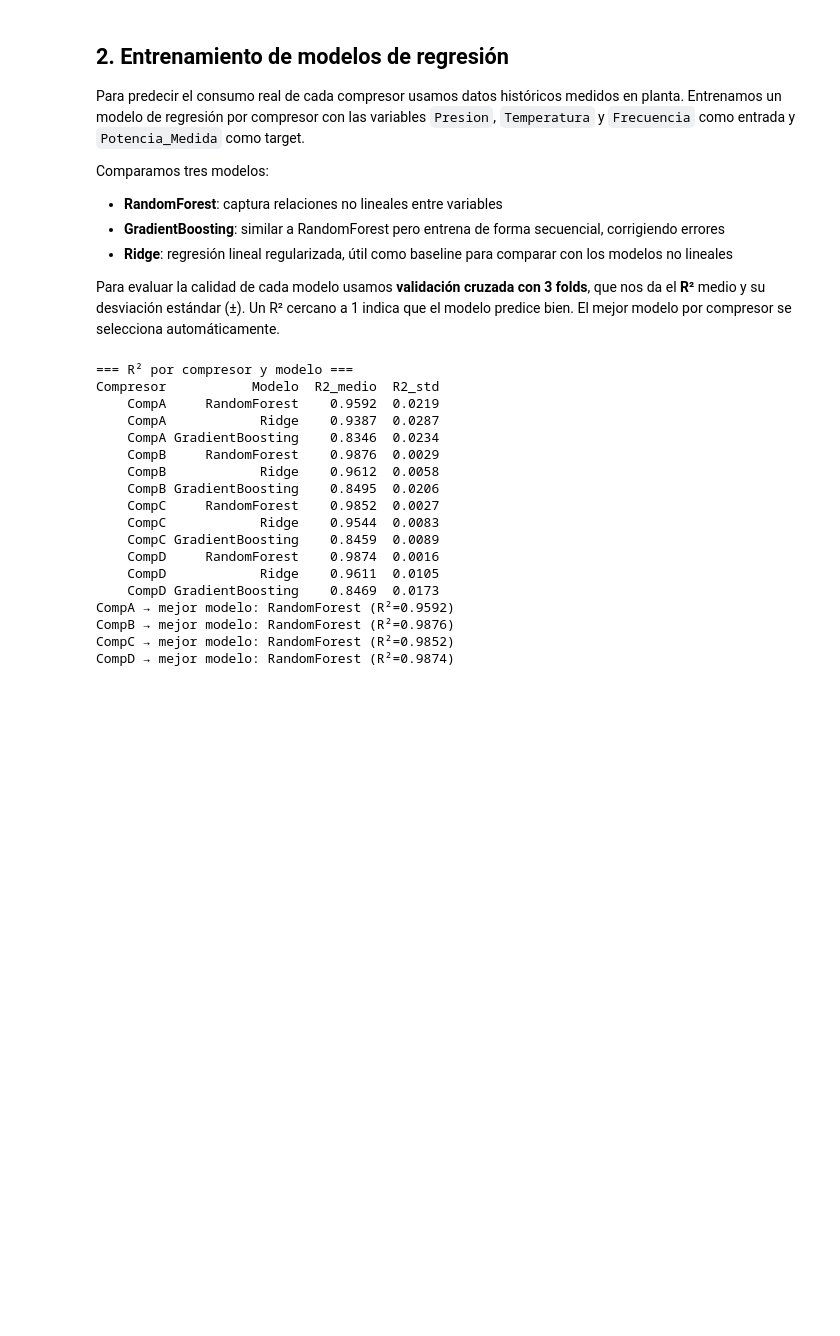
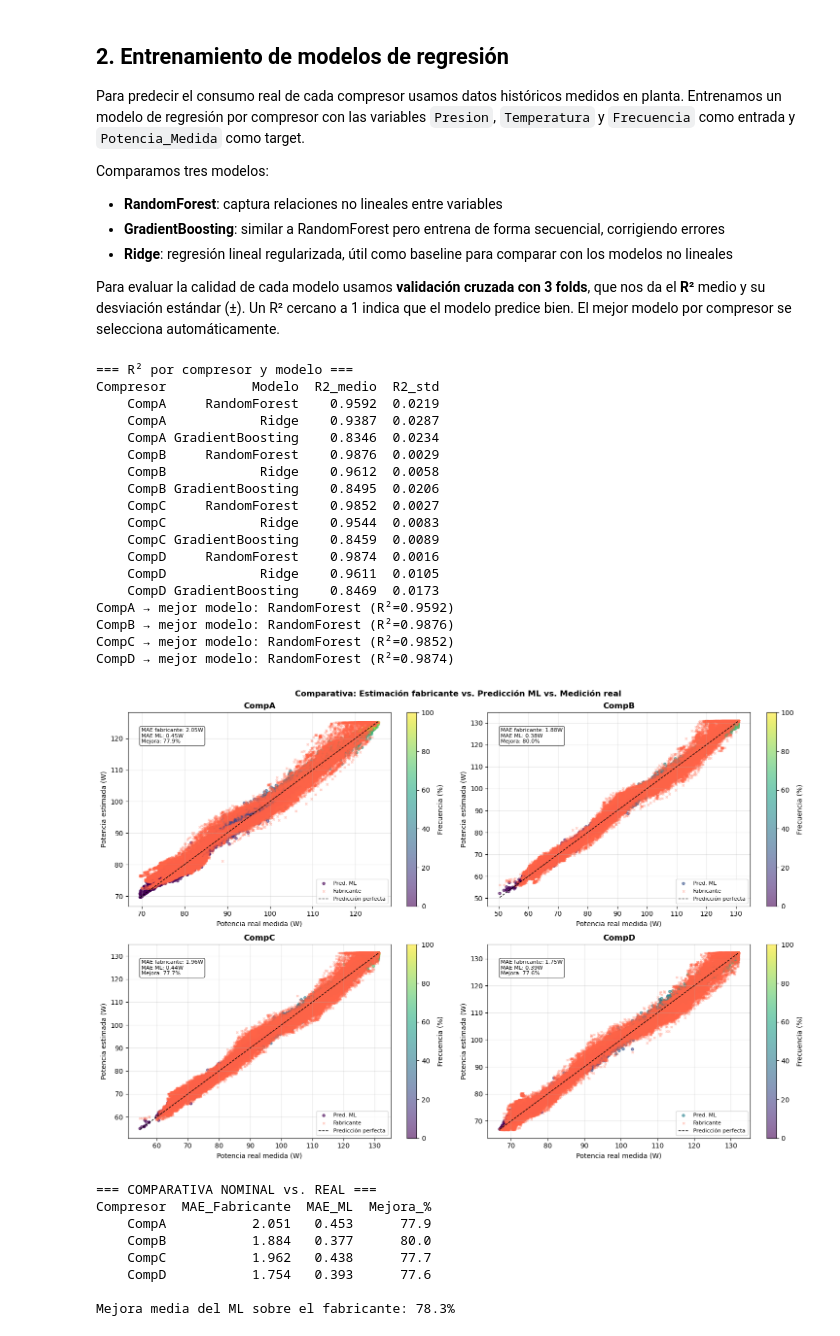
Before and after one commit to danielsoponaru/25_26_R8_Equipo_Naranja, a Jupyter notebook: Optimizacion_Compresores.ipynb, the cells around one changed output. Drawn from its saved outputs; the diff is of its cells as text; code cells hidden in the pictures; blank space fills up the shorter version.

```diff
--- a/Optimizacion_Compresores.ipynb
+++ b/Optimizacion_Compresores.ipynb
@@ -122,4 +125,79 @@ CompA → mejor modelo: RandomForest (R²=0.9592)
 CompB → mejor modelo: RandomForest (R²=0.9876)
 CompC → mejor modelo: RandomForest (R²=0.9852)
 CompD → mejor modelo: RandomForest (R²=0.9874)
+# %%
+def plot_comparativa_nominal_real(data, modelos, nombres):
+    """
+    Para cada compresor, compara:
+      - Potencia_Estimada (baseline fabricante)
+      - Potencia_Medida   (dato real)
+      - Predicción ML     (tu modelo)
+    """
+    fig, axes = plt.subplots(2, 2, figsize=(15, 10))
+    axes = axes.flatten()
+
+    resumen = []
+
+    for idx, comp in enumerate(nombres):
+        df  = data[comp].copy().reset_index(drop=True)
+        X   = df[["Presion", "Temperatura", "Frecuencia"]]
+
+        df["Pred_ML"] = modelos[comp].predict(X)
+
+        mae_fabricante = (df["Potencia_Estimada"] - df["Potencia_Medida"]).abs().mean()
+        mae_ml         = (df["Pred_ML"]           - df["Potencia_Medida"]).abs().mean()
+        mejora_pct     = (mae_fabricante - mae_ml) / mae_fabricante * 100
+
+        resumen.append({
+            "Compresor":       comp,
+            "MAE_Fabricante":  round(mae_fabricante, 3),
+            "MAE_ML":          round(mae_ml, 3),
+            "Mejora_%":        round(mejora_pct, 1),
+        })
+
+        ax = axes[idx]
+        sc = ax.scatter(df["Potencia_Medida"], df["Pred_ML"],
+                        c=df["Frecuencia"], cmap="viridis",
+                        alpha=0.6, s=15, label="Pred. ML")
+        ax.scatter(df["Potencia_Medida"], df["Potencia_Estimada"],
+                   color="tomato", alpha=0.3, s=10, marker="x", label="Fabricante")
+
+        lim = [df["Potencia_Medida"].min(), df["Potencia_Medida"].max()]
+        ax.plot(lim, lim, "k--", linewidth=1, label="Predicción perfecta")
+
+        plt.colorbar(sc, ax=ax, label="Frecuencia (%)")
+        ax.set_xlabel("Potencia real medida (W)")
+        ax.set_ylabel("Potencia estimada (W)")
+        ax.set_title(comp, fontweight="bold")
+        ax.legend(fontsize=8)
+        ax.grid(True, alpha=0.3)
+
+        ax.text(0.05, 0.92, f"MAE fabricante: {mae_fabricante:.2f}W\nMAE ML: {mae_ml:.2f}W\nMejora: {mejora_pct:.1f}%",
+                transform=ax.transAxes, fontsize=8,
+                verticalalignment="top",
+                bbox=dict(boxstyle="round", facecolor="white", alpha=0.7))
+
+    plt.suptitle("Comparativa: Estimación fabricante vs. Predicción ML vs. Medición real",
+                 fontsize=12, fontweight="bold")
+    plt.tight_layout()
+    plt.show()
+
+    df_resumen = pd.DataFrame(resumen)
+    print("\n=== COMPARATIVA NOMINAL vs. REAL ===")
+    print(df_resumen.to_string(index=False))
+    print(f"\nMejora media del ML sobre el fabricante: {df_resumen['Mejora_%'].mean():.1f}%")
+    return df_resumen
+
+nombres   = ["CompA", "CompB", "CompC", "CompD"]
+df_comparativa = plot_comparativa_nominal_real(data, modelos, nombres)
+# %% [output]
+[figure, added]
+=== COMPARATIVA NOMINAL vs. REAL ===
+Compresor  MAE_Fabricante  MAE_ML  Mejora_%
+    CompA           2.051   0.453      77.9
+    CompB           1.884   0.377      80.0
+    CompC           1.962   0.438      77.7
+    CompD           1.754   0.393      77.6
+
+Mejora media del ML sobre el fabricante: 78.3%
 # %%
```
Also changed, not shown: parts of 7 cells of this notebook.
